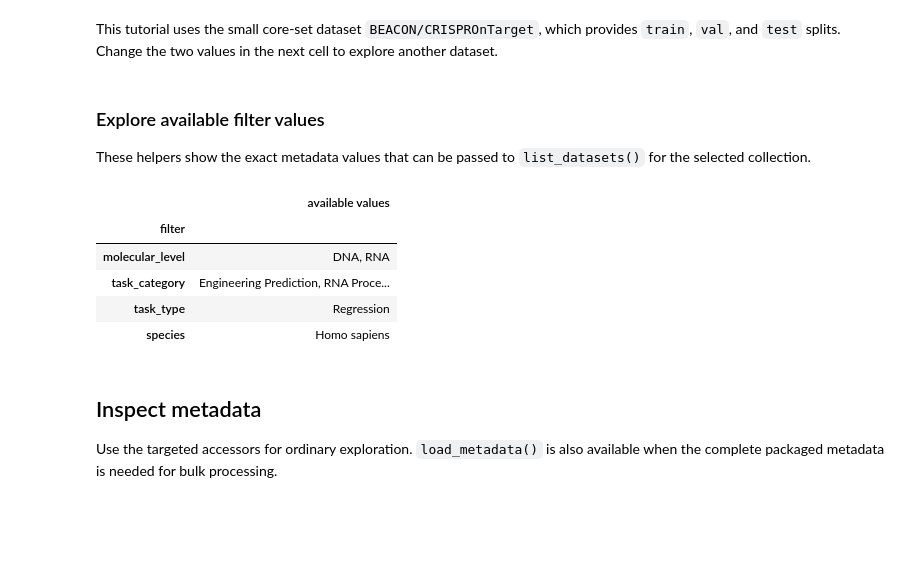
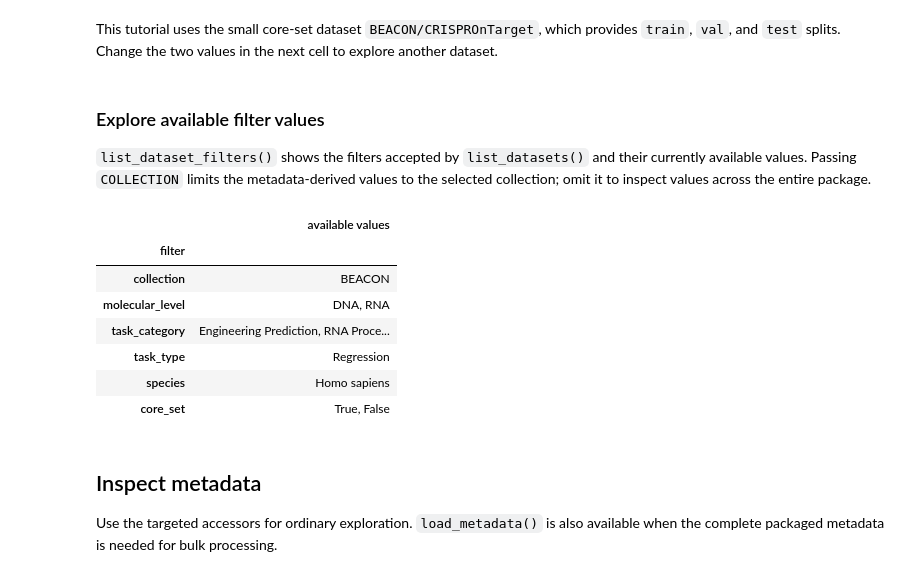
Before and after one commit to genomic-benchmarks/genomic-benchmarks-data, a Jupyter notebook: tutorials/genomic-benchmarks-data.ipynb, the cells around one changed output. Drawn from its saved outputs; the diff is of its cells as text; code cells hidden in the pictures; blank space fills up the shorter version.

Commit message:
Adds list_dataset_filters function and updates documentation.

```diff
--- a/tutorials/genomic-benchmarks-data.ipynb
+++ b/tutorials/genomic-benchmarks-data.ipynb
@@ -107,40 +96,22 @@ DATASET = "CRISPROnTarget"
 # %% [markdown]
 ### Explore available filter values
 
-These helpers show the exact metadata values that can be passed to `list_datasets()` for the selected collection.
+`list_dataset_filters()` shows the filters accepted by `list_datasets()` and their currently available values. Passing `COLLECTION` limits the metadata-derived values to the selected collection; omit it to inspect values across the entire package.
 # %%
-filter_values = pd.DataFrame(
-    [
-        {
-            "filter": "molecular_level",
-            "available values": ", ".join(
-                gbd.list_molecular_levels(COLLECTION)
-            ),
-        },
-        {
-            "filter": "task_category",
-            "available values": ", ".join(
-                gbd.list_task_categories(COLLECTION)
-            ),
-        },
-        {
-            "filter": "task_type",
-            "available values": ", ".join(gbd.list_task_types(COLLECTION)),
-        },
-        {
-            "filter": "species",
-            "available values": ", ".join(gbd.list_species(COLLECTION)),
-        },
-    ]
-).set_index("filter")
-filter_values
+filter_values = gbd.list_dataset_filters(COLLECTION)
+pd.Series(
+    {name: ", ".join(map(str, values)) for name, values in filter_values.items()},
+    name="available values",
+).rename_axis("filter").to_frame()
 # %% [output]
 |  | available values |
 | filter |  |
+| collection | BEACON |
 | molecular_level | DNA, RNA |
 | task_category | Engineering Prediction, RNA Proce... |
 | task_type | Regression |
 | species | Homo sapiens |
+| core_set | True, False |
 # %% [markdown]
 ## Inspect metadata
 
```
Also changed, not shown: parts of 1 cell of this notebook, 7 other files.
